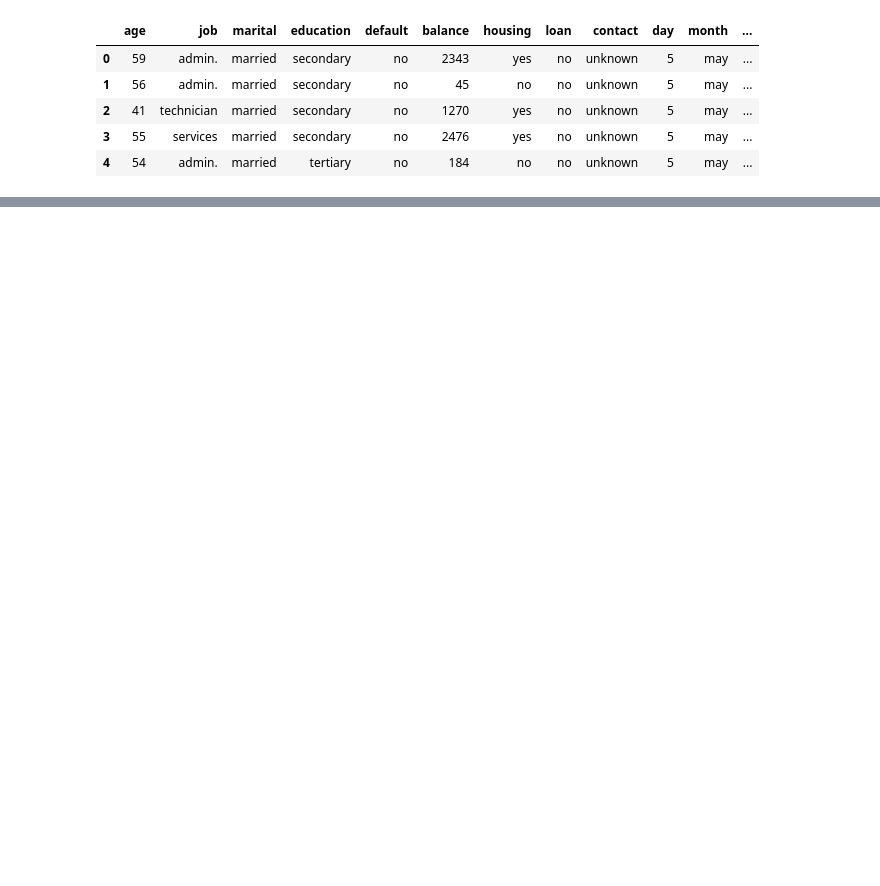
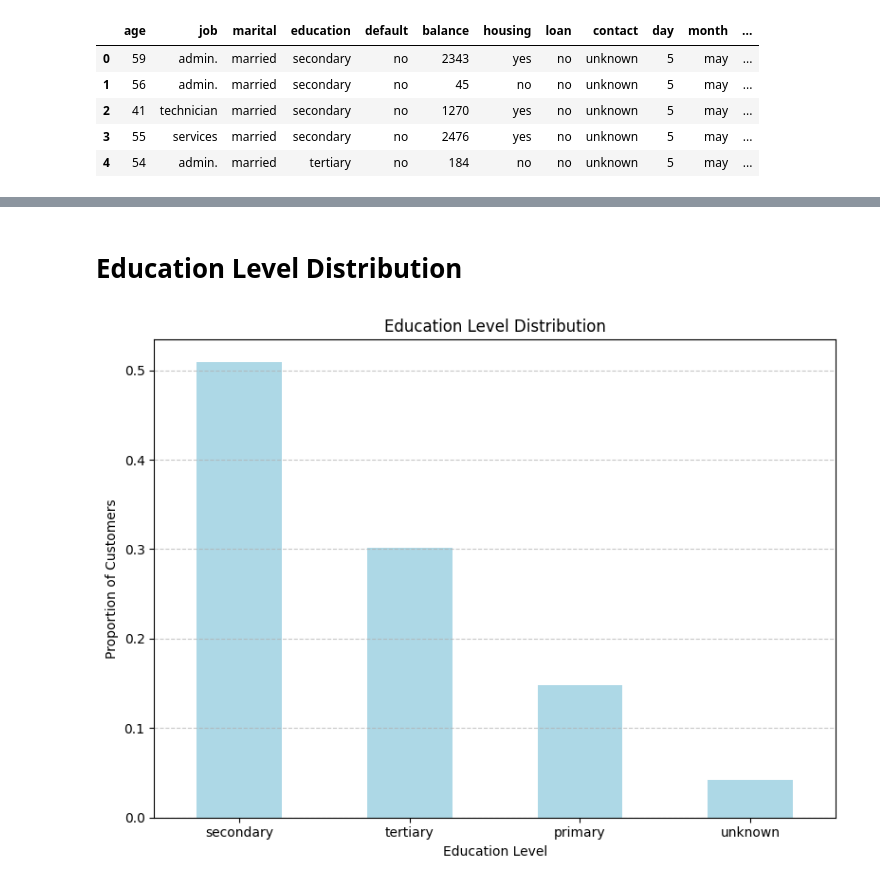
Before and after one commit to nikhilbansal23/Bank-Customer-Target-Marketing, a Jupyter notebook: bank-customer-target-marketing.ipynb, the cells around one changed output, grey strips where cells are left out. Saved outputs shown, nothing was run; the diff lists cells and outputs as text; code cells hidden in the pictures; blank space fills up the shorter version.

```diff
--- a/bank-customer-target-marketing.ipynb
+++ b/bank-customer-target-marketing.ipynb
@@ -56,0 +93,18 @@ plt.show()
+# %% [markdown]
+# Education Level Distribution
+# %%
+# Calculate proportion of customers with different education levels
+education_distribution = df['education'].value_counts(normalize=True)
+
+# Plotting
+plt.figure(figsize=(8, 6))
+education_distribution.plot(kind='bar', color='lightblue')
+plt.title('Education Level Distribution')
+plt.xlabel('Education Level')
+plt.ylabel('Proportion of Customers')
+plt.xticks(rotation=0)
+plt.grid(axis='y', linestyle='--', alpha=0.7)
+plt.tight_layout()
+plt.show()
+# %% [output]
+[figure, added]
```
Also changed, not shown: parts of 21 cells of this notebook.
